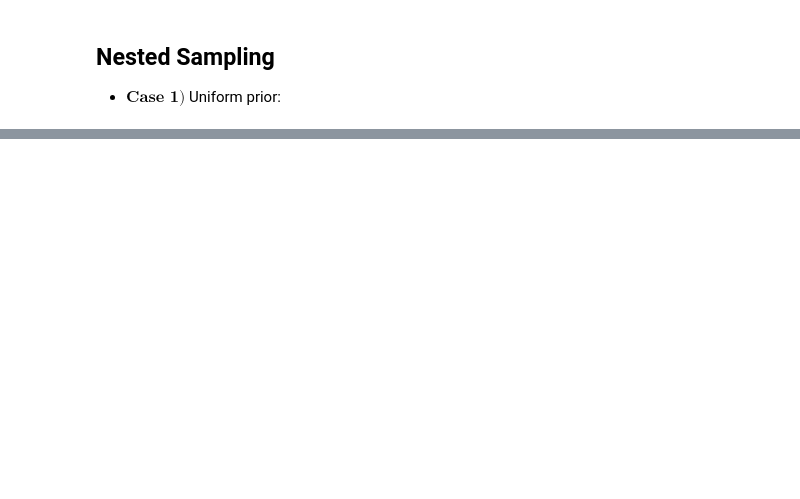
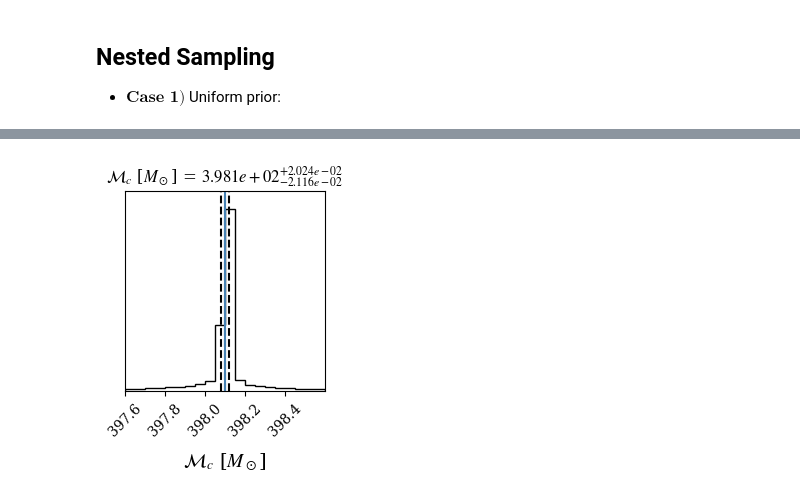
Before and after one commit to nicolegrillo/BinaryEvolution, a Jupyter notebook: stats_analysis/Test_on_CHIRP-MASS.ipynb, the cells around one changed output, grey strips where cells are left out. Saved outputs shown, nothing was run; the diff lists cells and outputs as text; code cells hidden in the pictures; blank space fills up the shorter version.

```diff
--- a/stats_analysis/Test_on_CHIRP-MASS.ipynb
+++ b/stats_analysis/Test_on_CHIRP-MASS.ipynb
@@ -531,0 +514,21 @@ not so sure about the log then...
+# %%
+samples_log = (true_value[0] * 10**(results_1d_log.samples) - prior_list[0] * 10**(results_1d_log.samples)) / MSUN
+
+# Your labels and quantiles
+labels = [r"$\mathcal{M}_c$ [$M_\odot$]"]
+
+# Create the corner plot with adjusted samples
+fig = corner.corner(
+    samples_log,
+    labels=labels,
+    quantiles=[0.16, 0.5, 0.84],
+    truths=true_value/MSUN,
+    show_titles=True,
+    title_fmt=".3e",
+    title_kwargs={"fontsize": 12},
+    span = [(-1,1)]
+)
+
+plt.show()
+# %% [output]
+[figure, added]
```
Also changed, not shown: parts of 16 cells of this notebook.
